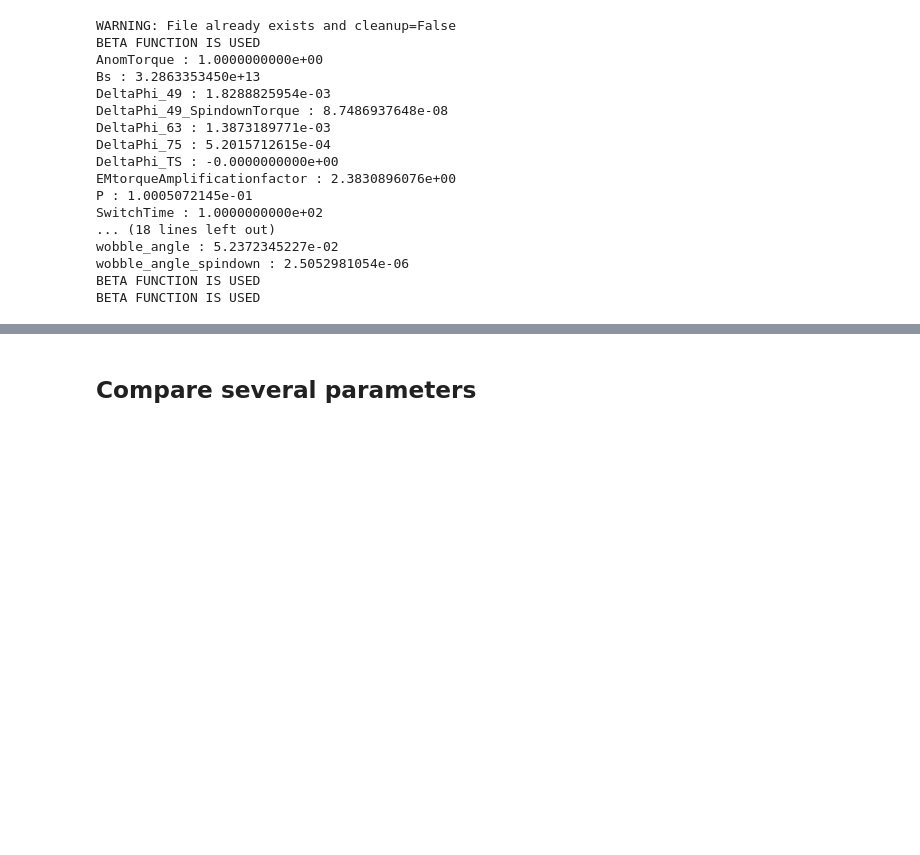
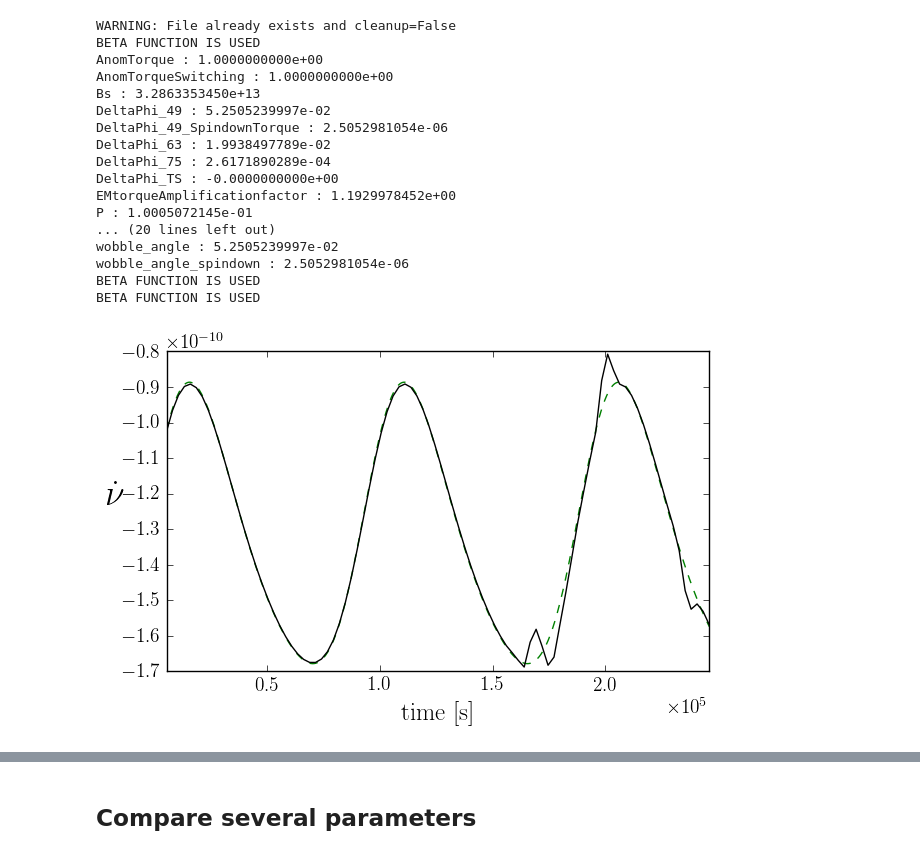
Before and after one commit to GregoryAshton/neutron_star_modelling, a Jupyter notebook: SpindownRate/LearningAboutSpindown.ipynb, the cells around one changed output, grey strips where cells are left out. Drawn from its saved outputs; the diff is of its cells as text; code cells hidden in the pictures; blank space fills up the shorter version.

Commit message:
Latest work on spindown investigation

```diff
--- a/SpindownRate/LearningAboutSpindown.ipynb
+++ b/SpindownRate/LearningAboutSpindown.ipynb
@@ -25,13 +25,13 @@ def SignalModel_EM2(theta, t):
 
 
     Sin2Theta = 1 - (sin(a0)*sin(psi)*sin(chi) + cos(a0)*cos(chi))**2
-    Phidot = 1 - epsI * sin(chi) * (cos(a0) *sin(chi) - sin(psi) * sin(a0) * cos(chi)) / (
-                        (sin(a0)*cos(chi) - cos(a0)*sin(psi)*sin(chi))**2 + (cos(psi) * sin(chi))**2)
+    Phidot = omega0*(1 - epsI * sin(chi) * (cos(a0) *sin(chi) - sin(psi) * sin(a0) * cos(chi)) / (
+                        (sin(a0)*cos(chi) - cos(a0)*sin(psi)*sin(chi))**2 + (cos(psi) * sin(chi))**2))
 
     # Standard values for c , R in cgs
     c = 3e10
     R = 1e6
-    k = 2/3.0 * R/c * epsA * omega0**3
+    k = 2/3.0 * R/c * epsA
     PHIDDOT = -k * Phidot**3 * Sin2Theta / (2*np.pi)
 
     return PHIDDOT + GEOMETRIC
@@ -42,47 +42,48 @@ fig, ax = plt.subplots(figsize=(7, 4))
 omega0 = 2*np.pi*10
 epsI3 = 1.05e-6
 epsA = 3e-10
-chi0 = 88.0
+chi0 = 45.0
 a0 = 3.0
 n = 50000
 error = 1e-13
 
 tauP = 1.2 * np.pi/abs(epsI3 * omega0)
-T = 2 * tauP
+T = 4.4 * tauP
 
 
 time = np.linspace(0, T, 1000)
 theta_EM = np.array([omega0, epsI3, np.radians(a0), np.radians(chi0), epsA])
 ax.plot(time, SignalModel_EM2(theta_EM, time), "--", color="g", label="Hybrid")
 
 file_name = main(chi0=chi0, epsI3=epsI3, epsA=epsA, omega0=omega0, T=T,
                  n=n, error=error, a0=a0, cleanup=False, DryRun=False,
                  AnomTorque=True)
 File_Functions.PrintParameterDictionary(file_name)
 
 ax = Plot.SpindownRate(file_name, ax=ax, analytic="", divisor=9, label="Numerical integration")
 PD = File_Functions.Parameter_Dictionary(file_name)
 
 
 plt.show()
 # %% [output]
 WARNING: File already exists and cleanup=False
 BETA FUNCTION IS USED
 AnomTorque : 1.0000000000e+00
+AnomTorqueSwitching : 1.0000000000e+00
 Bs : 3.2863353450e+13
-DeltaPhi_49 : 1.8288825954e-03
-DeltaPhi_49_SpindownTorque : 8.7486937648e-08
-DeltaPhi_63 : 1.3873189771e-03
-DeltaPhi_75 : 5.2015712615e-04
+DeltaPhi_49 : 5.2505239997e-02
+DeltaPhi_49_SpindownTorque : 2.5052981054e-06
+DeltaPhi_63 : 1.9938497789e-02
+DeltaPhi_75 : 2.6171890289e-04
 DeltaPhi_TS : -0.0000000000e+00
-EMtorqueAmplificationfactor : 2.3830896076e+00
+EMtorqueAmplificationfactor : 1.1929978452e+00
 P : 1.0005072145e-01
-SwitchTime : 1.0000000000e+02
-... (18 lines left out)
-wobble_angle : 5.2372345227e-02
+... (20 lines left out)
+wobble_angle : 5.2505239997e-02
 wobble_angle_spindown : 2.5052981054e-06
 BETA FUNCTION IS USED
 BETA FUNCTION IS USED
+[figure, added]
 # %%
 Plot.Euler_Angles(file_name)
 plt.show()
```
Also changed, not shown: parts of 8 cells of this notebook, 5 other files.
